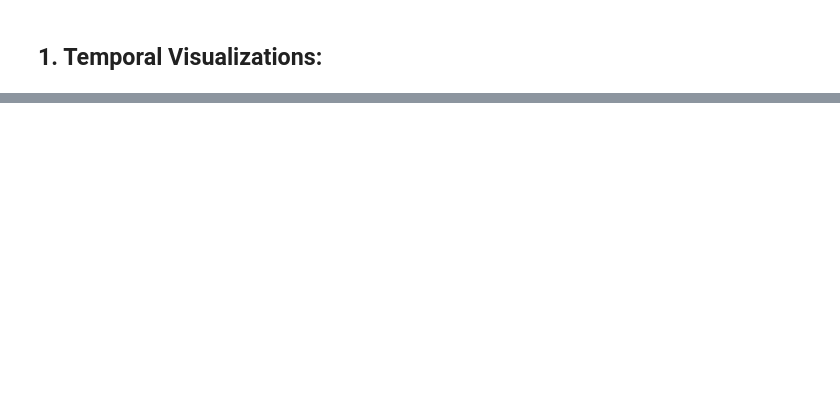
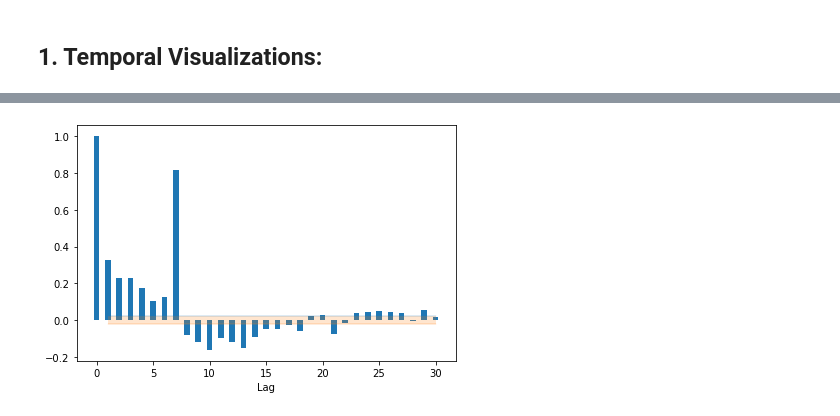
Before and after one commit to danielhe-nu/STAT390-Snowman, a Jupyter notebook: Midterm Daniel/EDA Midterm Updated.ipynb, the cells around one changed output, grey strips where cells are left out. Saved outputs shown, nothing was run; the diff lists cells and outputs as text; code cells hidden in the pictures; blank space fills up the shorter version.

```diff
--- a/Midterm Daniel/EDA Midterm Updated.ipynb
+++ b/Midterm Daniel/EDA Midterm Updated.ipynb
@@ -75,0 +98,16 @@ MemoryError: Unable to allocate 712. MiB for an array with shape (811023, 115) a
+# %%
+from statsmodels.graphics.tsaplots import plot_acf, pacf
+acf_values, confint = pacf(covid_univariate_df_no_state['PEOPLE_POSITIVE_NEW_CASES_COUNT'], alpha=0.05,nlags=30)
+lags = np.arange(0, len(acf_values))
+
+lower_bound = confint[1:, 0] - acf_values[1:]
+upper_bound = confint[1:, 1] - acf_values[1:]
+
+plt.bar(lags, acf_values, width=0.5, align='center', label='ACF')
+plt.fill_between(lags[1:], lower_bound, upper_bound,  alpha=0.2, label='95% Confidence Interval')
+plt.plot(lags[1:], upper_bound, lw=0.3)
+plt.plot(lags[1:], lower_bound,  lw=0.3)
+plt.xlabel('Lag')
+plt.tight_layout()
+# %% [output]
+[figure, added]
```
Also changed, not shown: parts of 11 cells of this notebook, 2 other files.
